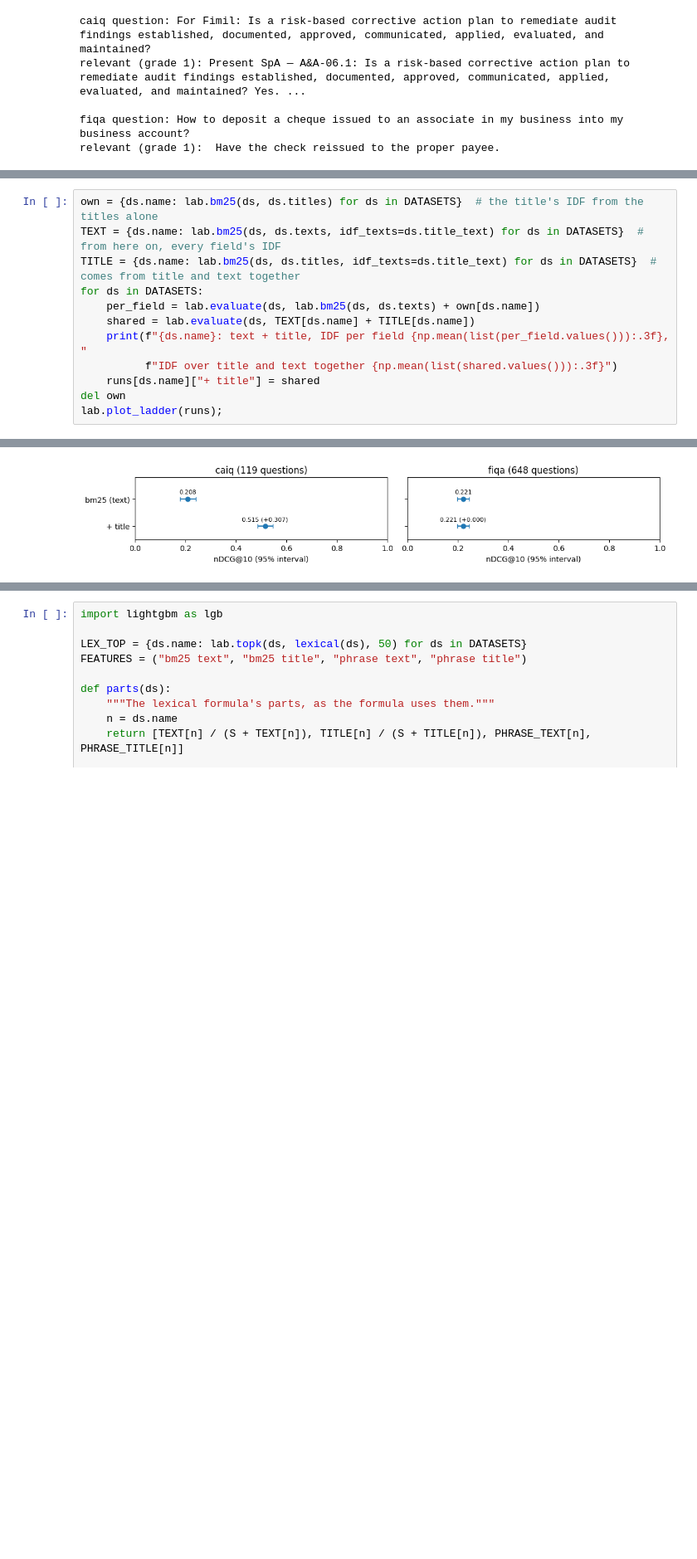
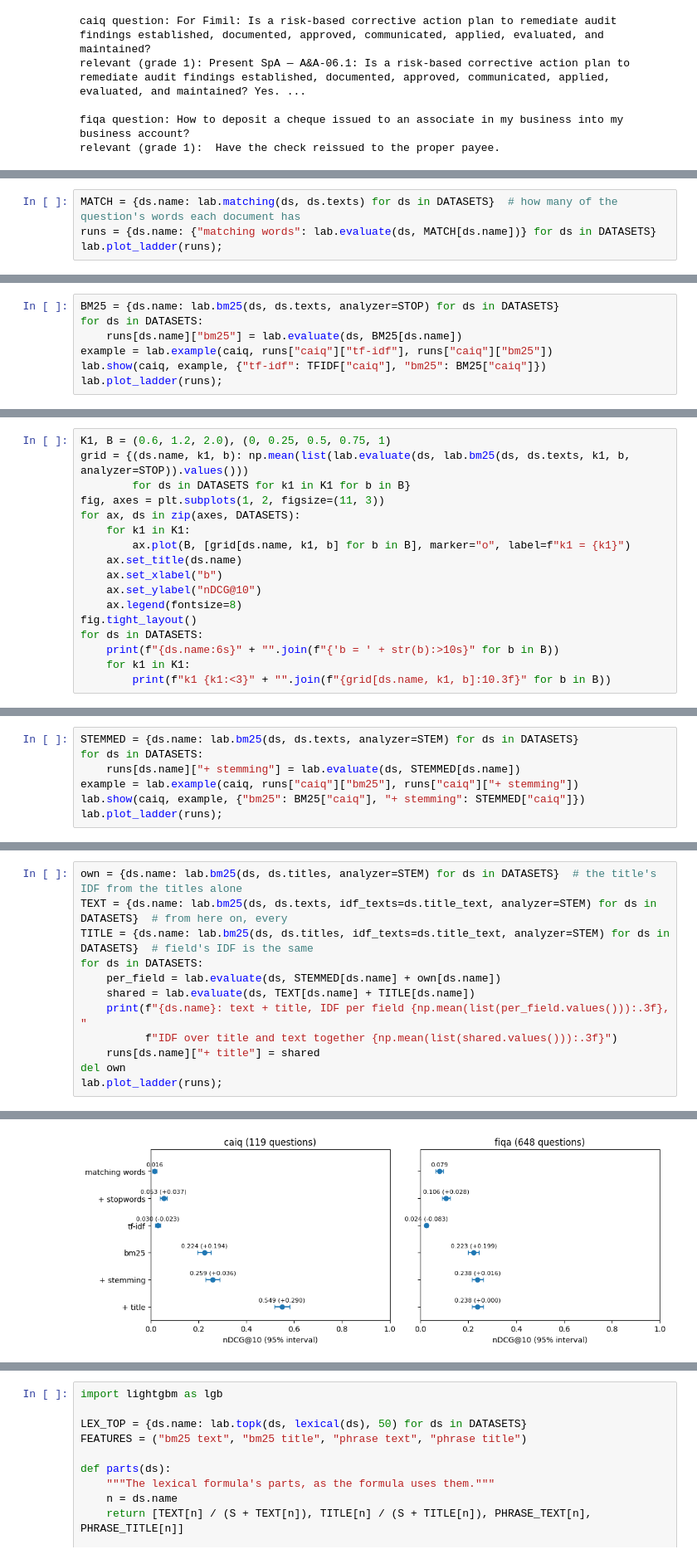
Before and after one commit to oskrim/retrieval-lab, a Jupyter notebook: lab.ipynb, the cells around one changed output, grey strips where cells are left out. Shown at 83% size. Saved outputs shown, nothing was run; the diff lists cells and outputs as text; blank space fills up the shorter version.

```diff
--- a/lab.ipynb
+++ b/lab.ipynb
@@ -53,0 +96,4 @@ fiqa: nDCG@10 0.221
+# %%
+MATCH = {ds.name: lab.matching(ds, ds.texts) for ds in DATASETS}  # how many of the question's words each document has
+runs = {ds.name: {"matching words": lab.evaluate(ds, MATCH[ds.name])} for ds in DATASETS}
+lab.plot_ladder(runs);
@@ -53,0 +182,7 @@ fiqa: nDCG@10 0.221
+# %%
+BM25 = {ds.name: lab.bm25(ds, ds.texts, analyzer=STOP) for ds in DATASETS}
+for ds in DATASETS:
+    runs[ds.name]["bm25"] = lab.evaluate(ds, BM25[ds.name])
+example = lab.example(caiq, runs["caiq"]["tf-idf"], runs["caiq"]["bm25"])
+lab.show(caiq, example, {"tf-idf": TFIDF["caiq"], "bm25": BM25["caiq"]})
+lab.plot_ladder(runs);
@@ -53,0 +208,17 @@ fiqa: nDCG@10 0.221
+# %%
+K1, B = (0.6, 1.2, 2.0), (0, 0.25, 0.5, 0.75, 1)
+grid = {(ds.name, k1, b): np.mean(list(lab.evaluate(ds, lab.bm25(ds, ds.texts, k1, b, analyzer=STOP)).values()))
+        for ds in DATASETS for k1 in K1 for b in B}
+fig, axes = plt.subplots(1, 2, figsize=(11, 3))
+for ax, ds in zip(axes, DATASETS):
+    for k1 in K1:
+        ax.plot(B, [grid[ds.name, k1, b] for b in B], marker="o", label=f"k1 = {k1}")
+    ax.set_title(ds.name)
+    ax.set_xlabel("b")
+    ax.set_ylabel("nDCG@10")
+    ax.legend(fontsize=8)
+fig.tight_layout()
+for ds in DATASETS:
+    print(f"{ds.name:6s}" + "".join(f"{'b = ' + str(b):>10s}" for b in B))
+    for k1 in K1:
+        print(f"k1 {k1:<3}" + "".join(f"{grid[ds.name, k1, b]:10.3f}" for b in B))
@@ -53,0 +237,7 @@ fiqa: nDCG@10 0.221
+# %%
+STEMMED = {ds.name: lab.bm25(ds, ds.texts, analyzer=STEM) for ds in DATASETS}
+for ds in DATASETS:
+    runs[ds.name]["+ stemming"] = lab.evaluate(ds, STEMMED[ds.name])
+example = lab.example(caiq, runs["caiq"]["bm25"], runs["caiq"]["+ stemming"])
+lab.show(caiq, example, {"bm25": BM25["caiq"], "+ stemming": STEMMED["caiq"]})
+lab.plot_ladder(runs);
@@ -56,9 +265,9 @@ fiqa: nDCG@10 0.221
 # %%
-own = {ds.name: lab.bm25(ds, ds.titles) for ds in DATASETS}  # the title's IDF from the titles alone
-TEXT = {ds.name: lab.bm25(ds, ds.texts, idf_texts=ds.title_text) for ds in DATASETS}  # from here on, every field's IDF
-TITLE = {ds.name: lab.bm25(ds, ds.titles, idf_texts=ds.title_text) for ds in DATASETS}  # comes from title and text together
+own = {ds.name: lab.bm25(ds, ds.titles, analyzer=STEM) for ds in DATASETS}  # the title's IDF from the titles alone
+TEXT = {ds.name: lab.bm25(ds, ds.texts, idf_texts=ds.title_text, analyzer=STEM) for ds in DATASETS}  # from here on, every
+TITLE = {ds.name: lab.bm25(ds, ds.titles, idf_texts=ds.title_text, analyzer=STEM) for ds in DATASETS}  # field's IDF is the same
 for ds in DATASETS:
-    per_field = lab.evaluate(ds, lab.bm25(ds, ds.texts) + own[ds.name])
+    per_field = lab.evaluate(ds, STEMMED[ds.name] + own[ds.name])
     shared = lab.evaluate(ds, TEXT[ds.name] + TITLE[ds.name])
     print(f"{ds.name}: text + title, IDF per field {np.mean(list(per_field.values())):.3f}, "
           f"IDF over title and text together {np.mean(list(shared.values())):.3f}")
@@ -71,2 +287,2 @@ fiqa: text + title, IDF per field 0.221, IDF over title and text together 0.221
-[figure, old version]
+[figure, new version]
 # %%
```
Also changed, not shown: parts of 81 cells of this notebook, 4 other files.
